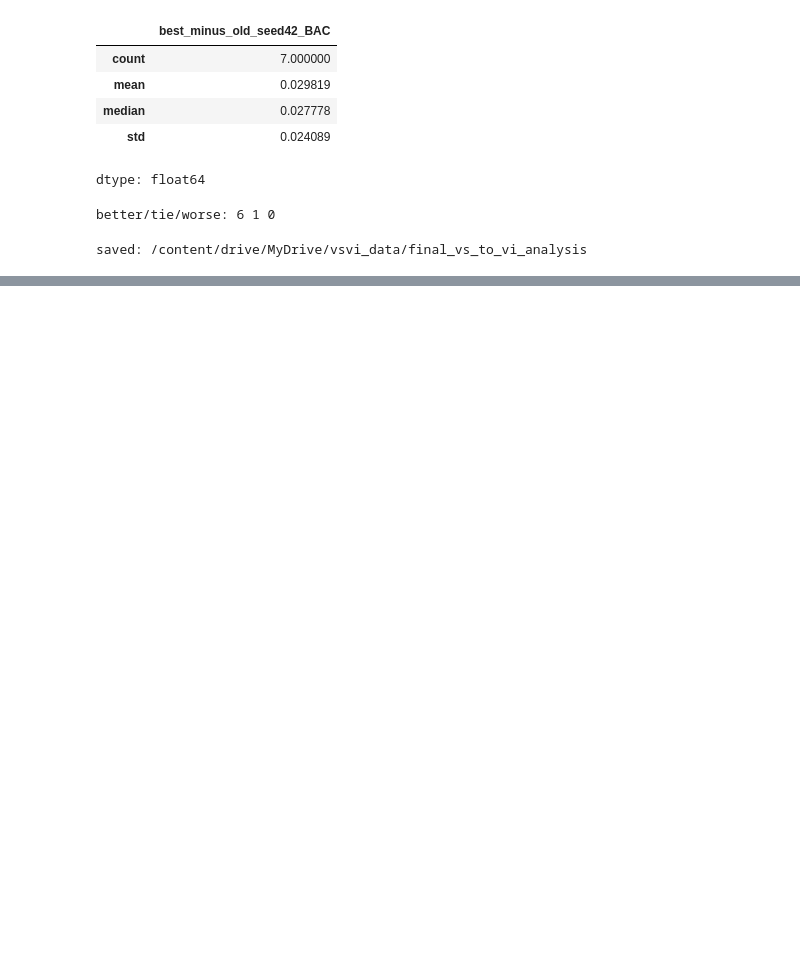
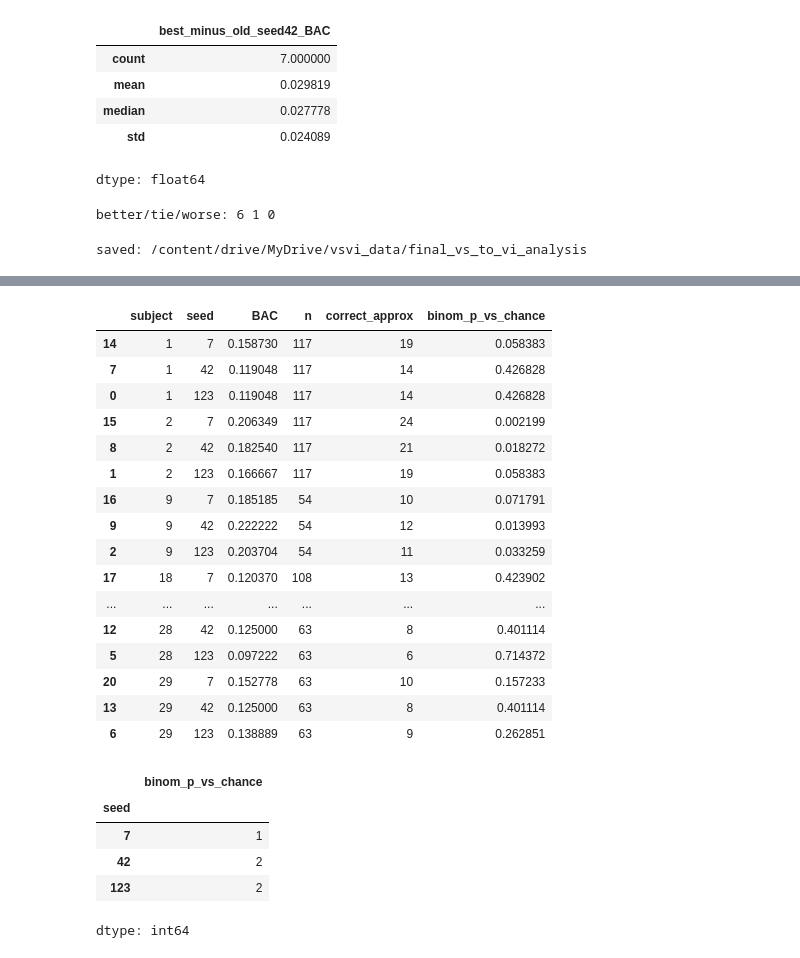
Before and after one commit to heegyukim4043/test_diffusion_EEG_visualstim_image, a Jupyter notebook: colab_next_priority_runs.ipynb, the cells around one changed output, grey strips where cells are left out. Drawn from its saved outputs; the diff is of its cells as text; code cells hidden in the pictures; blank space fills up the shorter version.

```diff
--- a/colab_next_priority_runs.ipynb
+++ b/colab_next_priority_runs.ipynb
@@ -3666,0 +3740,10 @@ print("saved:", OUT_DIR)
+# %%
+from pathlib import Path
+
+ROOT = Path("/content/drive/MyDrive/vsvi_data")
+
+for p in ROOT.rglob("*"):
+    if p.is_file() and p.suffix == ".csv":
+        s = str(p).lower()
+        if any(k in s for k in ["pred", "prediction", "test", "result"]):
+            print(p)
@@ -3666,0 +3778,70 @@ print("saved:", OUT_DIR)
+# %%
+from pathlib import Path
+import json
+import pandas as pd
+import numpy as np
+from scipy.stats import binomtest
+
+ROOT = Path("/content/drive/MyDrive/vsvi_data/vi_rawtf_vi_only_seed_sweep")
+
+def flatten(d, prefix=""):
+    out = {}
+    if isinstance(d, dict):
+        for k, v in d.items():
+            out.update(flatten(v, f"{prefix}.{k}" if prefix else str(k)))
+    else:
+        out[prefix] = d
+    return out
+
+rows = []
+
+for p in sorted(ROOT.rglob("metrics.json")):
+    with open(p, "r", encoding="utf-8") as f:
+        m = flatten(json.load(f))
+
+    subj = next(x for x in p.parts if x.startswith("S") and x[1:].isdigit())
+    seed = int(next(x for x in p.parts if x.startswith("seed")).replace("seed", ""))
+
+    bac = m.get("balanced_accuracy", m.get("top1"))
+    n = m.get("n_val", np.nan)
+
+    # balanced 9-way, BAC ~= acc if class-balanced
+    k = int(round(bac * n)) if pd.notna(n) else np.nan
+    pval = binomtest(k, int(n), 1/9, alternative="greater").pvalue if pd.notna(n) else np.nan
+
+    rows.append({
+        "subject": int(subj[1:]),
+        "seed": seed,
+        "BAC": bac,
+        "n": n,
+        "correct_approx": k,
+        "binom_p_vs_chance": pval,
+    })
+
+chance = pd.DataFrame(rows)
+display(chance.sort_values(["subject", "seed"]))
+display(chance.groupby("seed")["binom_p_vs_chance"].apply(lambda x: (x < 0.05).sum()))
+# %% [output]
+|  | subject | seed | BAC | n | correct_approx | binom_p_vs_chance |
+| 14 | 1 | 7 | 0.158730 | 117 | 19 | 0.058383 |
+| 7 | 1 | 42 | 0.119048 | 117 | 14 | 0.426828 |
+| 0 | 1 | 123 | 0.119048 | 117 | 14 | 0.426828 |
+| 15 | 2 | 7 | 0.206349 | 117 | 24 | 0.002199 |
+| 8 | 2 | 42 | 0.182540 | 117 | 21 | 0.018272 |
+| 1 | 2 | 123 | 0.166667 | 117 | 19 | 0.058383 |
+| 16 | 9 | 7 | 0.185185 | 54 | 10 | 0.071791 |
+| 9 | 9 | 42 | 0.222222 | 54 | 12 | 0.013993 |
+| 2 | 9 | 123 | 0.203704 | 54 | 11 | 0.033259 |
+| 17 | 18 | 7 | 0.120370 | 108 | 13 | 0.423902 |
+| ... | ... | ... | ... | ... | ... | ... |
+| 12 | 28 | 42 | 0.125000 | 63 | 8 | 0.401114 |
+| 5 | 28 | 123 | 0.097222 | 63 | 6 | 0.714372 |
+| 20 | 29 | 7 | 0.152778 | 63 | 10 | 0.157233 |
+| 13 | 29 | 42 | 0.125000 | 63 | 8 | 0.401114 |
+| 6 | 29 | 123 | 0.138889 | 63 | 9 | 0.262851 |
+|  | binom_p_vs_chance |
+| seed |  |
+| 7 | 1 |
+| 42 | 2 |
+| 123 | 2 |
+dtype: int64
```
Also changed, not shown: parts of 13 cells of this notebook.
